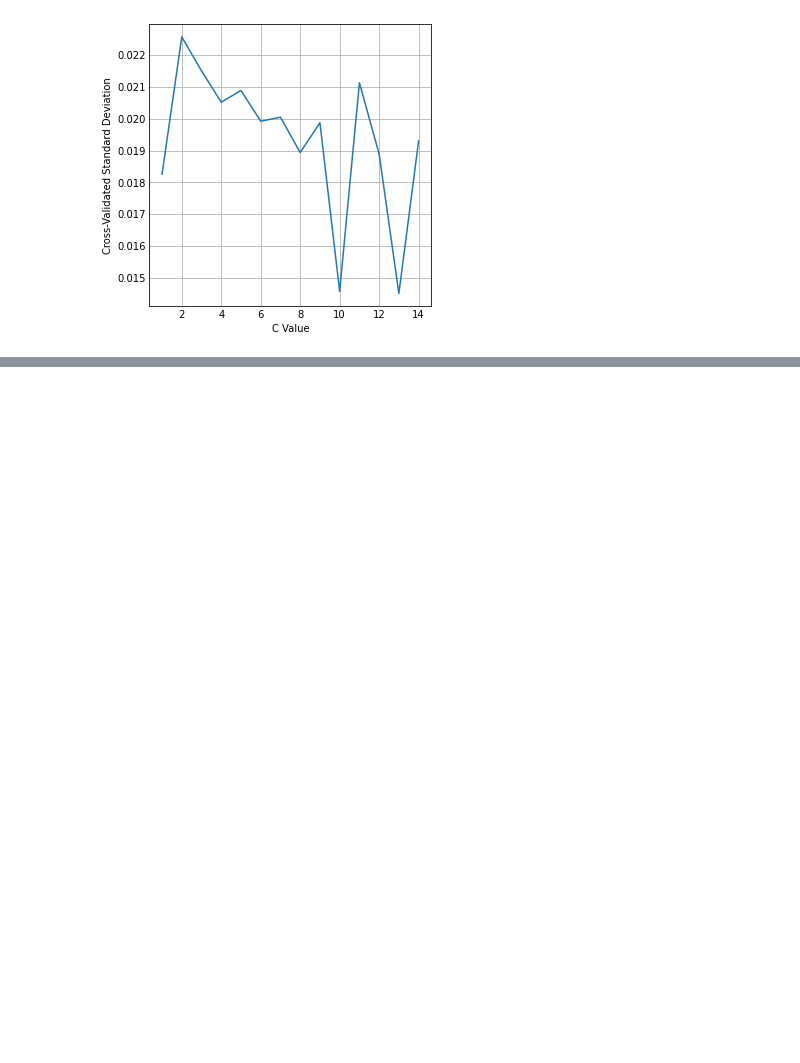
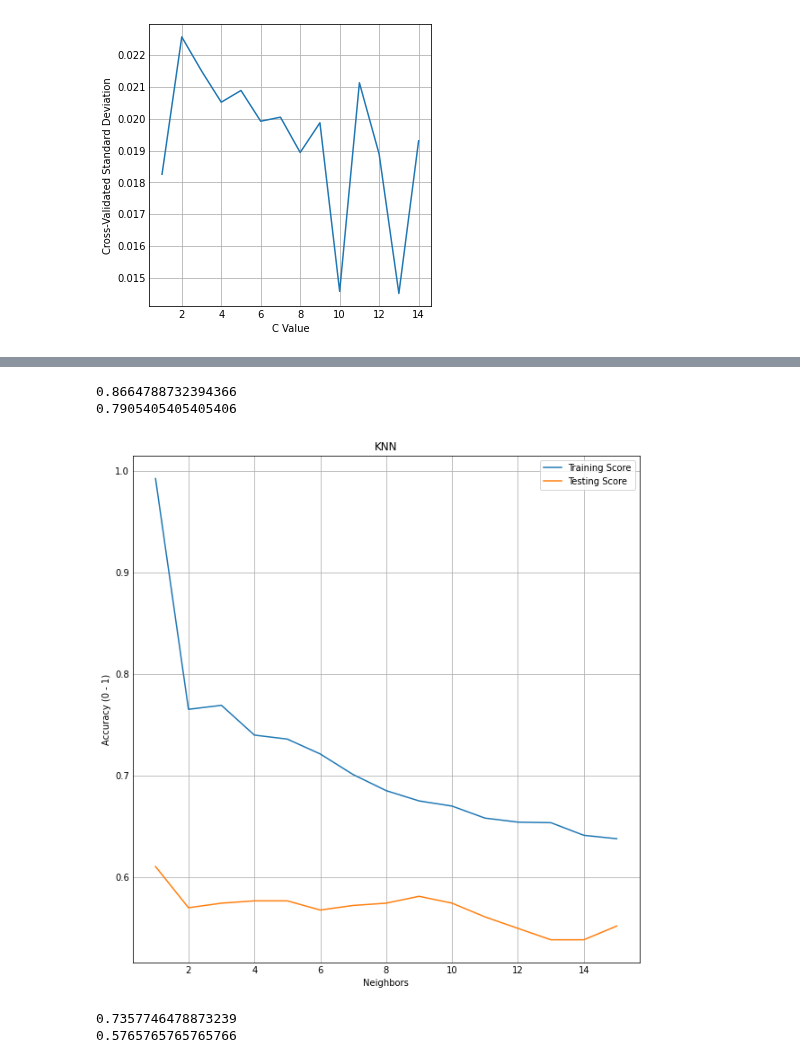
Before and after one commit to jasonmrimer/cse590-machine-learning, a Jupyter notebook: final-project/classifiers/knn.ipynb, the cells around one changed output, grey strips where cells are left out. Cells and saved outputs as stored; diff of their text form; code cells hidden in the pictures; blank space fills up the shorter version.

```diff
--- a/final-project/classifiers/knn.ipynb
+++ b/final-project/classifiers/knn.ipynb
@@ -102,0 +125,18 @@ print(optimal_knn.score(X_test, y_test))
+# %%
+knn_standard = KNeighborsClassifier(n_neighbors=5).fit(X_train_standard, y_train)
+print(knn_standard.score(X_train_standard, y_train))
+print(knn_standard.score(X_test_standard, y_test))
+# %% [output]
+0.8664788732394366
+0.7905405405405406
+# %%
+knn_and_graph(15, X_train_robust, y_train, X_test_robust, y_test)
+# %% [output]
+[figure, added]
+# %%
+knn_robust = KNeighborsClassifier(n_neighbors=5).fit(X_train_robust, y_train)
+print(knn_robust.score(X_train_robust, y_train))
+print(knn_robust.score(X_test_robust, y_test))
+# %% [output]
+0.7357746478873239
+0.5765765765765766
```
Also changed, not shown: parts of 11 cells of this notebook, 7 other files.
